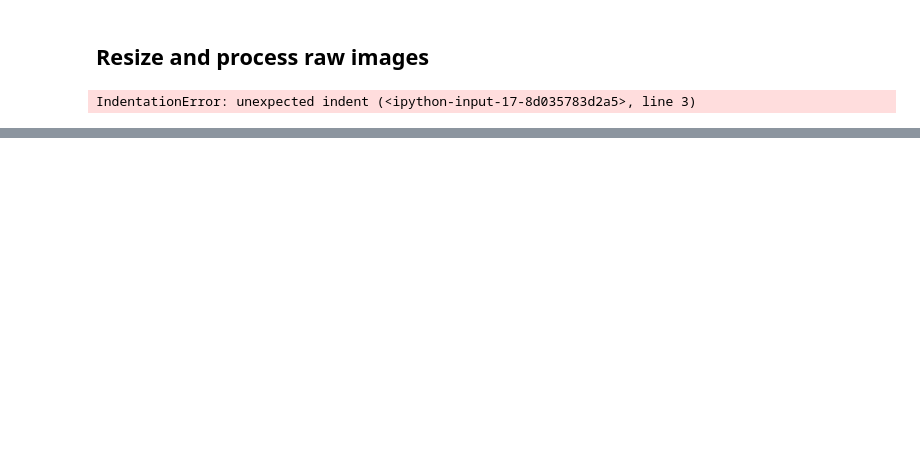
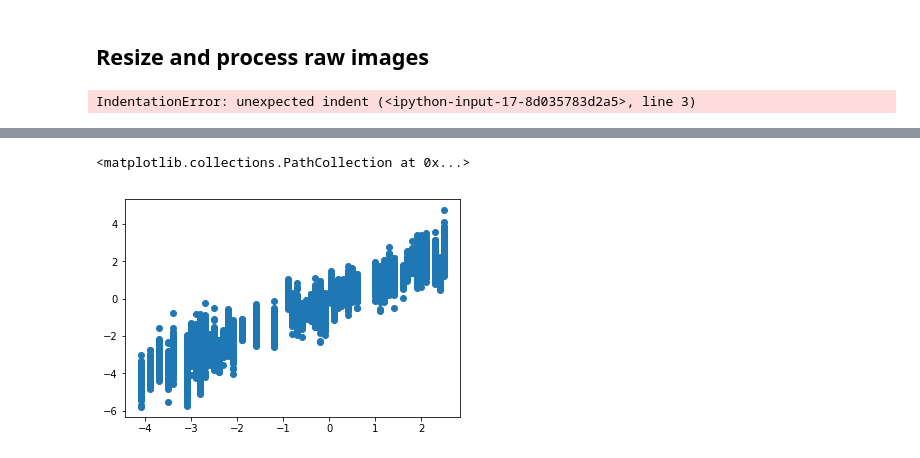
Before and after one commit to lmn93beo/brain-registration, a Jupyter notebook: tflow_example.ipynb, the cells around one changed output, grey strips where cells are left out. Drawn from its saved outputs; the diff is of its cells as text; code cells hidden in the pictures; blank space fills up the shorter version.

```diff
--- a/tflow_example.ipynb
+++ b/tflow_example.ipynb
@@ -550,5 +631,8 @@ all_images.shape
 # %%
-plt.scatter(prediction_test, zcoords.AP)
+plt.scatter(y_train_aug, prediction_test)
+# %% [output]
+<matplotlib.collections.PathCollection at 0x...>
+[figure, added]
 # %%
 prediction_test.shape
 # %%
```
Also changed, not shown: parts of 22 cells of this notebook.
